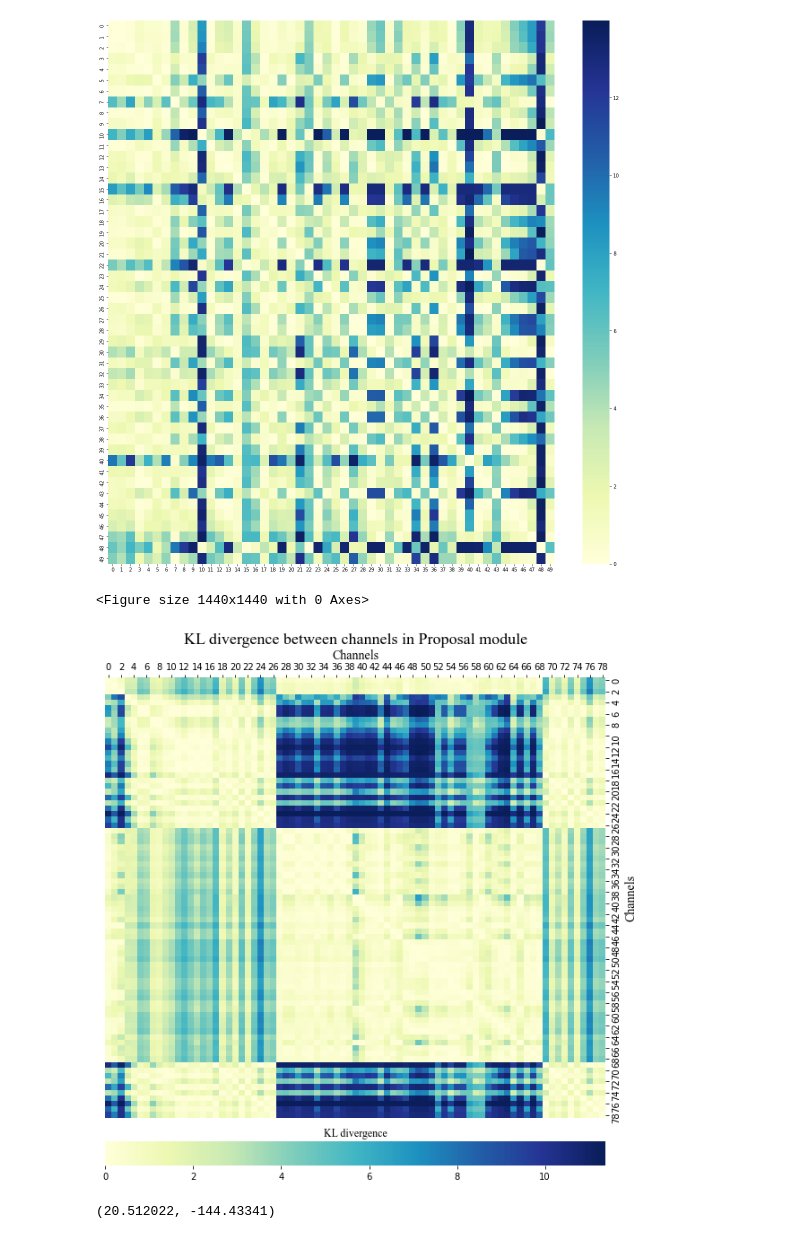
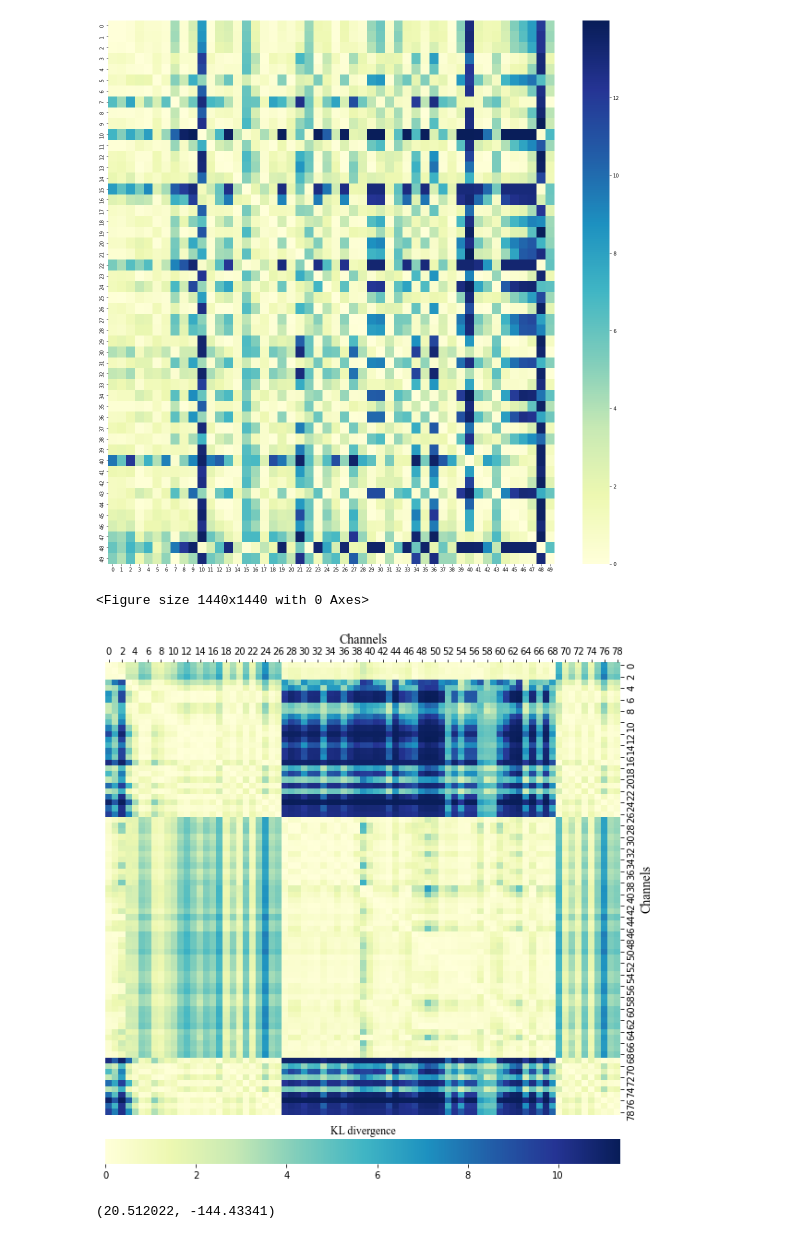
Before and after one commit to KeondoPark/votenet_tf, a Jupyter notebook: DistOfValues_Voting_Proposal.ipynb, the cells around one changed output. Saved outputs shown, nothing was run; the diff lists cells and outputs as text; code cells hidden in the pictures.

```diff
--- a/DistOfValues_Voting_Proposal.ipynb
+++ b/DistOfValues_Voting_Proposal.ipynb
@@ -371,31 +371,31 @@ plt.show()
 # %%
 plt.figure(figsize=(20,20))
 mask = np.zeros_like(kl_proposal_act)
 #mask[np.tril_indices_from(mask)] = True
 
 grid_kws = {"height_ratios": (.9, .05), "hspace": .1}
 f, (ax, cbar_ax) = plt.subplots(2, gridspec_kw=grid_kws, figsize=(10,10))
 
 #kl_proposal_act = kl_proposal_act.pivot("Channel", "Channel", "KL divergence")
 # ax = sns.heatmap(flights, ax=ax,
 #                  cbar_ax=cbar_ax,
 #                  cbar_kws={"orientation": "horizontal"})
 
 with sns.axes_style("white"):
     #ax = sns.heatmap(corr, mask=mask, vmax=.3, square=True)
     ax = sns.heatmap(kl_proposal_act, ax=ax, cbar_ax=cbar_ax, mask=mask, cmap="YlGnBu", cbar_kws={"orientation": "horizontal"})
     ax.set_xlabel("Channels", fontsize=14, **{'fontname':'Times New Roman'})
     ax.xaxis.set_label_position('top')
     ax.set_ylabel("Channels", fontsize=14, **{'fontname':'Times New Roman'})
     ax.yaxis.set_label_position('right')
     ax.tick_params(right=True, top=True, labelright=True, labeltop=True, labelleft=False, left=False, labelbottom=False, bottom=False)
-    ax.set_title("KL divergence between channels in Proposal module", fontsize=18, **{'fontname':'Times New Roman'})
+    #ax.set_title("KL divergence between channels in Proposal module", fontsize=18, **{'fontname':'Times New Roman'})
     cbar_ax.set_title("KL divergence", **{'fontname':'Times New Roman'})
 plt.savefig("KLdivergence.pdf", bbox_inches='tight', pad_inches=0.1)
 plt.show()
 # %% [output]
 <Figure size 1440x1440 with 0 Axes>
-[figure, old version]
+[figure, new version]
 # %%
 np.max(proposal_act_all), np.min(proposal_act_all)
 # %% [output]
```
Also changed, not shown: parts of 14 cells of this notebook, 40 other files.
